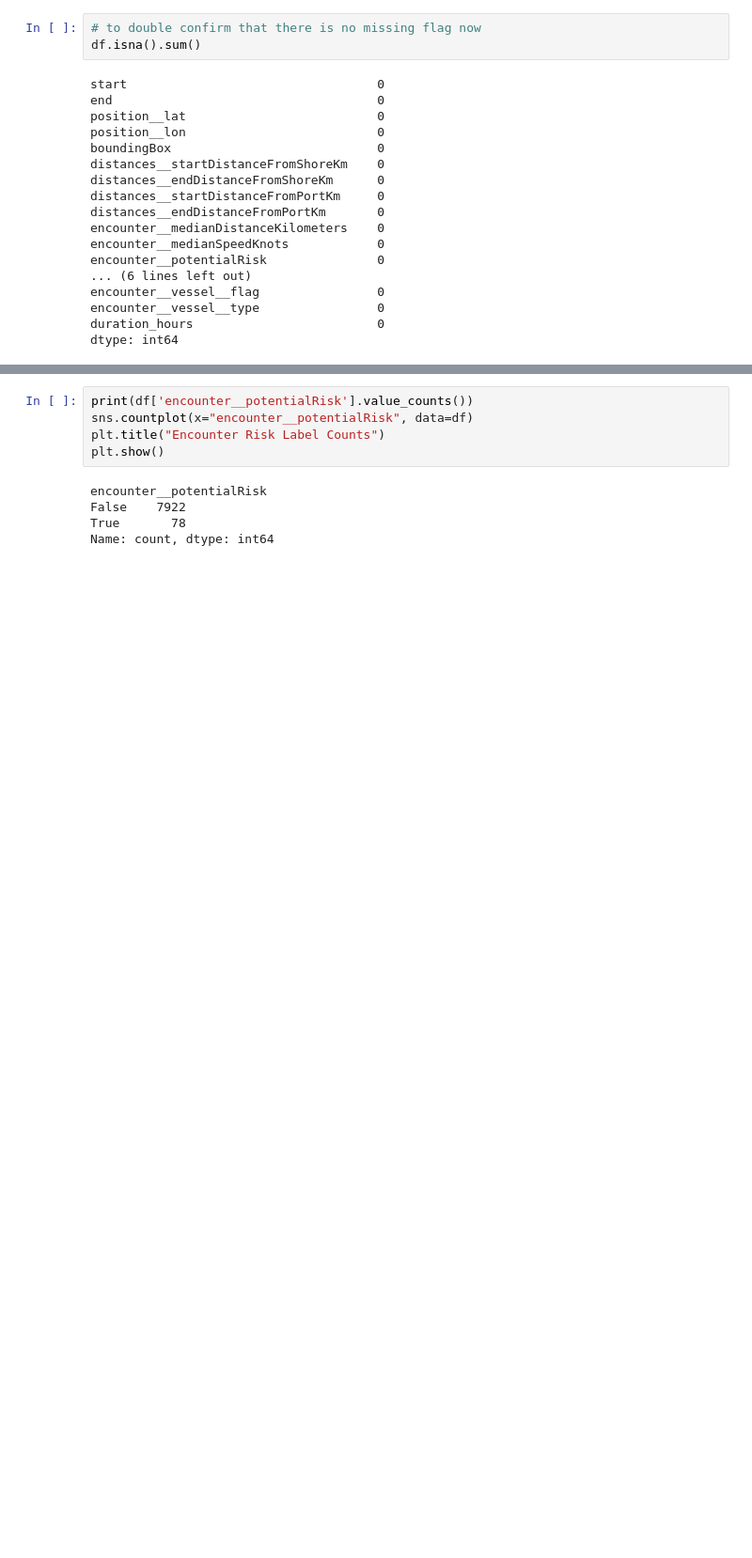
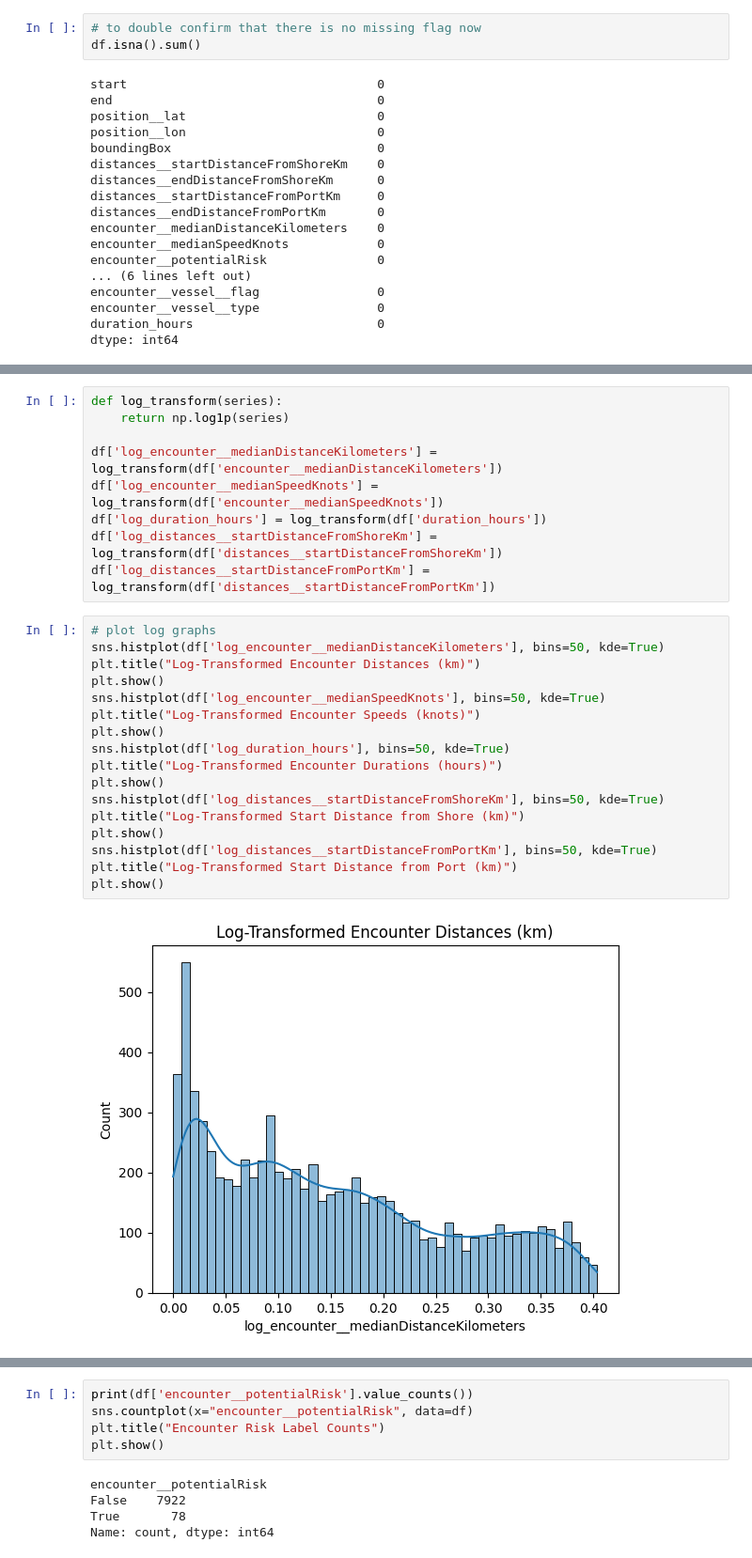
Before and after one commit to zuweii/datamining, a Jupyter notebook: collision.ipynb, the cells around one changed output, grey strips where cells are left out. Shown at 94% size. Cells and saved outputs as stored; diff of their text form; blank space fills up the shorter version.

```diff
--- a/collision.ipynb
+++ b/collision.ipynb
@@ -164,0 +169,28 @@ plt.show()
+# %%
+def log_transform(series):
+    return np.log1p(series)
+
+df['log_encounter__medianDistanceKilometers'] = log_transform(df['encounter__medianDistanceKilometers'])
+df['log_encounter__medianSpeedKnots'] = log_transform(df['encounter__medianSpeedKnots'])
+df['log_duration_hours'] = log_transform(df['duration_hours'])
+df['log_distances__startDistanceFromShoreKm'] = log_transform(df['distances__startDistanceFromShoreKm'])
+df['log_distances__startDistanceFromPortKm'] = log_transform(df['distances__startDistanceFromPortKm'])
+# %%
+# plot log graphs
+sns.histplot(df['log_encounter__medianDistanceKilometers'], bins=50, kde=True)
+plt.title("Log-Transformed Encounter Distances (km)")
+plt.show()
+sns.histplot(df['log_encounter__medianSpeedKnots'], bins=50, kde=True)
+plt.title("Log-Transformed Encounter Speeds (knots)")
+plt.show()
+sns.histplot(df['log_duration_hours'], bins=50, kde=True)
+plt.title("Log-Transformed Encounter Durations (hours)")
+plt.show()
+sns.histplot(df['log_distances__startDistanceFromShoreKm'], bins=50, kde=True)
+plt.title("Log-Transformed Start Distance from Shore (km)")
+plt.show()
+sns.histplot(df['log_distances__startDistanceFromPortKm'], bins=50, kde=True)
+plt.title("Log-Transformed Start Distance from Port (km)")
+plt.show()
+# %% [output]
+[figure, added]
```
Also changed, not shown: parts of 14 cells of this notebook.
